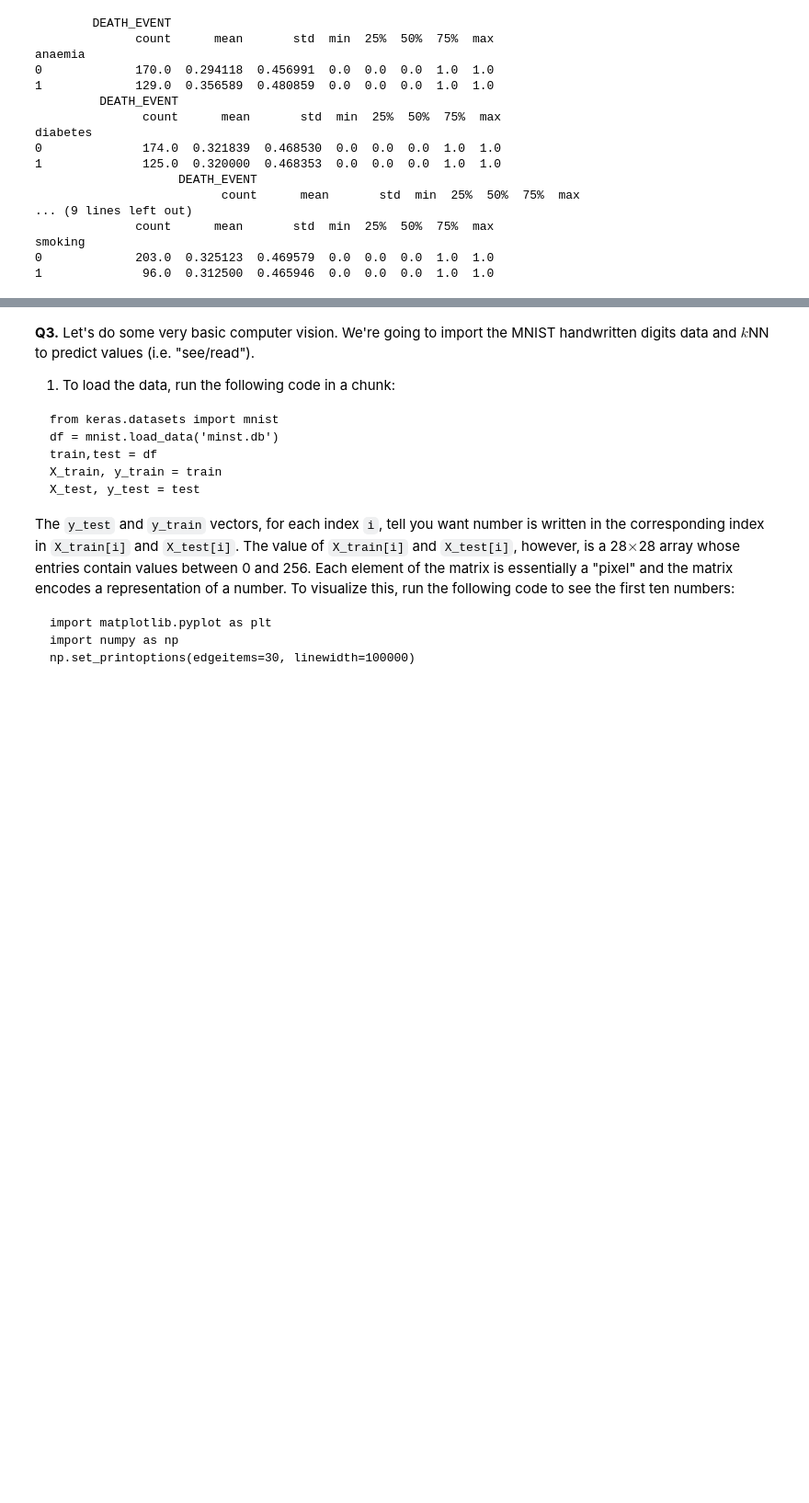
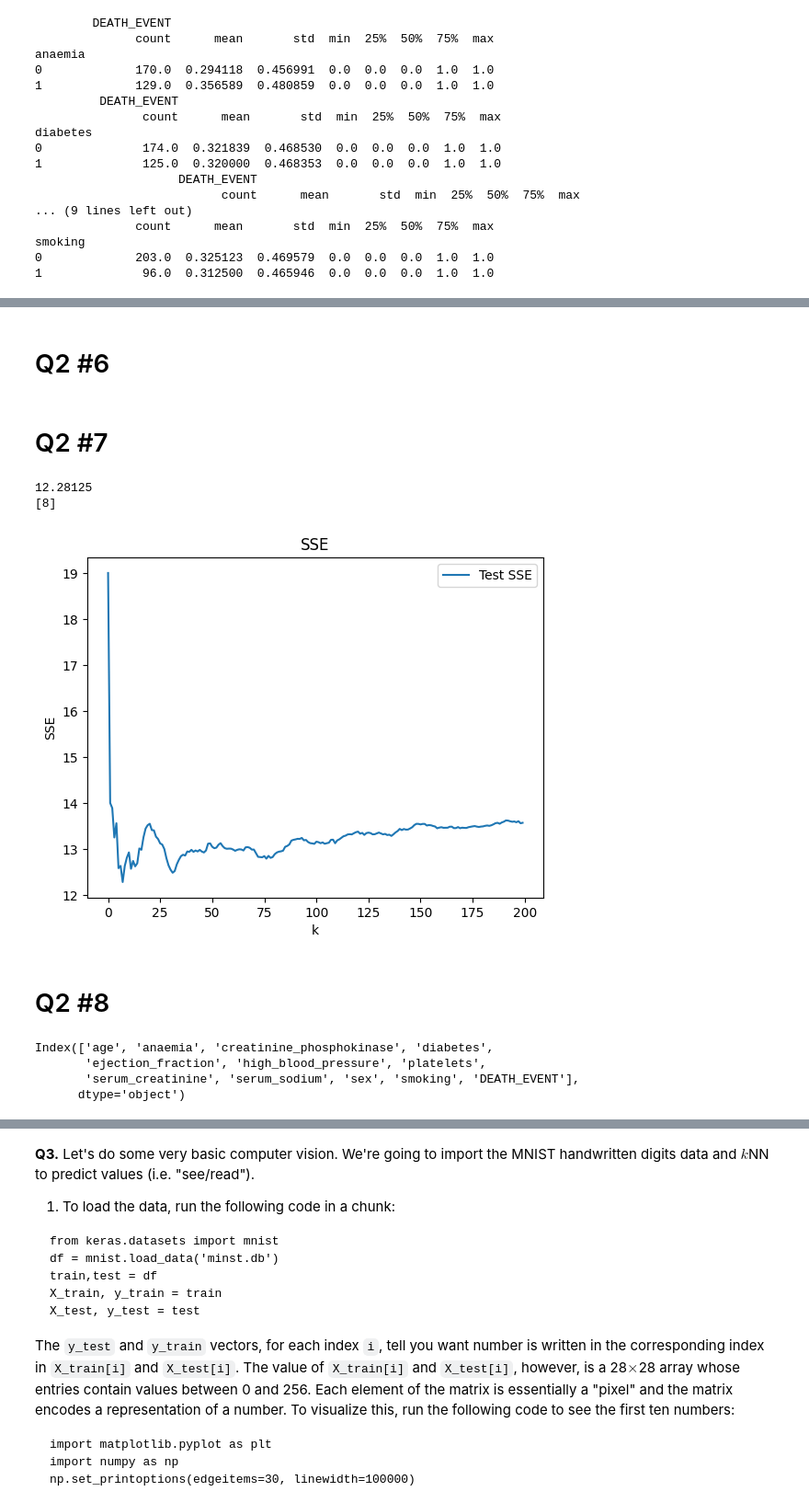
Before and after one commit to Catherine-Nguyen88/knn, a Jupyter notebook: assignment_knn.ipynb, the cells around one changed output, grey strips where cells are left out. Shown: that part at 92% size. Cells and saved outputs as stored; diff of their text form; code cells hidden in the pictures; blank space fills up the shorter version.

```diff
--- a/assignment_knn.ipynb
+++ b/assignment_knn.ipynb
@@ -313,0 +319,7 @@ smoking
+# %%
+# variables that are most predictie of death:
+# anaemia, high_blood_pressure, age, serum_creatine, and ejection_fraction
+
+y = heart['DEATH_EVENT']
+X = heart.loc[:,['anaemia', 'high_blood_pressure', 'age', 'serum_creatinine', 'ejection_fraction']]
+print(X.head())
@@ -313,0 +335,9 @@ smoking
+# %%
+# normalize variables using maxmin
+
+def maxmin(z):
+  z = (z-min(z))/(max(z)-min(z))
+  return z
+
+X = X.apply(maxmin)
+X.head()
@@ -313,0 +351,47 @@ smoking
+# %% [markdown]
+# Q2 #6
+# %%
+from sklearn.model_selection import train_test_split
+X_train, X_test, y_train, y_test = train_test_split(X,y, test_size = 0.2, random_state = 100)
+# %% [markdown]
+# Q2 #7
+# %%
+from sklearn.neighbors import KNeighborsRegressor
+
+k_bar = 200
+SSE = np.zeros(k_bar)
+SSE_on_train = np.zeros(k_bar)
+
+for k in range(k_bar):
+    model = KNeighborsRegressor(n_neighbors=k+1)
+    fitted_model = model.fit(X_train,y_train)
+    y_hat = fitted_model.predict(X_test)
+    SSE[k] = np.sum( (y_test-y_hat)**2 )
+    # y_hat = fitted_model.predict(X_train)
+    # SSE_on_train[k] = np.sum( (y_train2-y_hat)**2 )
+
+SSE_min = np.min(SSE)
+print(SSE_min)
+min_index = np.where(SSE==SSE_min)
+k_star = min_index[0]+1
+print(k_star)
+
+plt.plot(np.arange(0,k_bar),SSE,label='Test SSE') # Plot SSE by k
+plt.xlabel("k")
+plt.ylabel("SSE")
+plt.legend(loc='upper right')
+plt.title('SSE')
+plt.show()
+# %% [output]
+12.28125
+[8]
+[figure, added]
+# %% [markdown]
+# Q2 #8
+# %%
+heart.columns
+# %% [output]
+Index(['age', 'anaemia', 'creatinine_phosphokinase', 'diabetes',
+       'ejection_fraction', 'high_blood_pressure', 'platelets',
+       'serum_creatinine', 'serum_sodium', 'sex', 'smoking', 'DEATH_EVENT'],
+      dtype='object')
```
Also changed, not shown: parts of 7 cells of this notebook.
